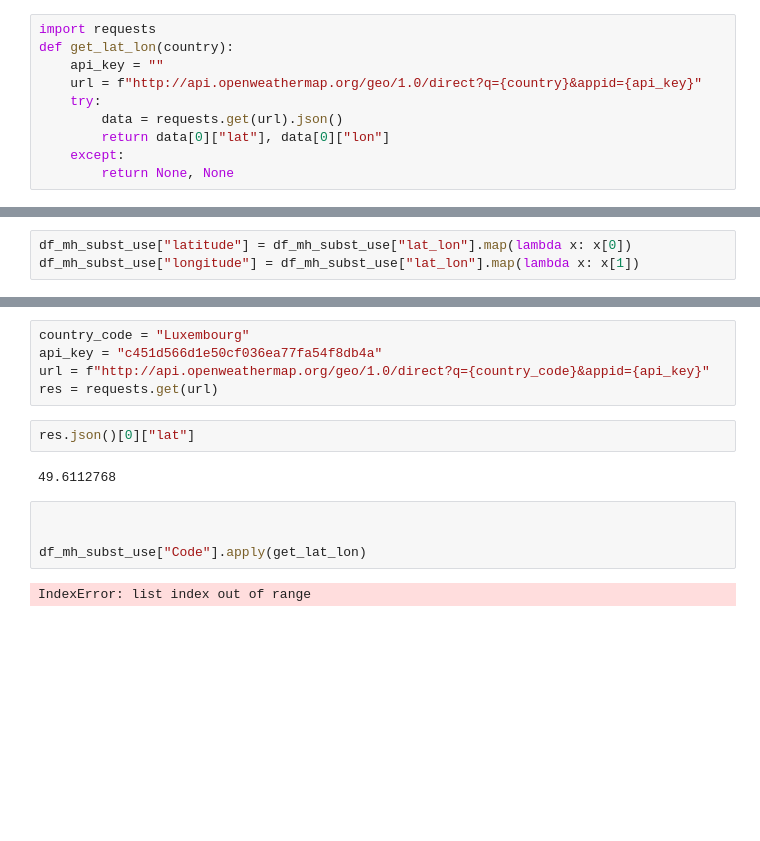
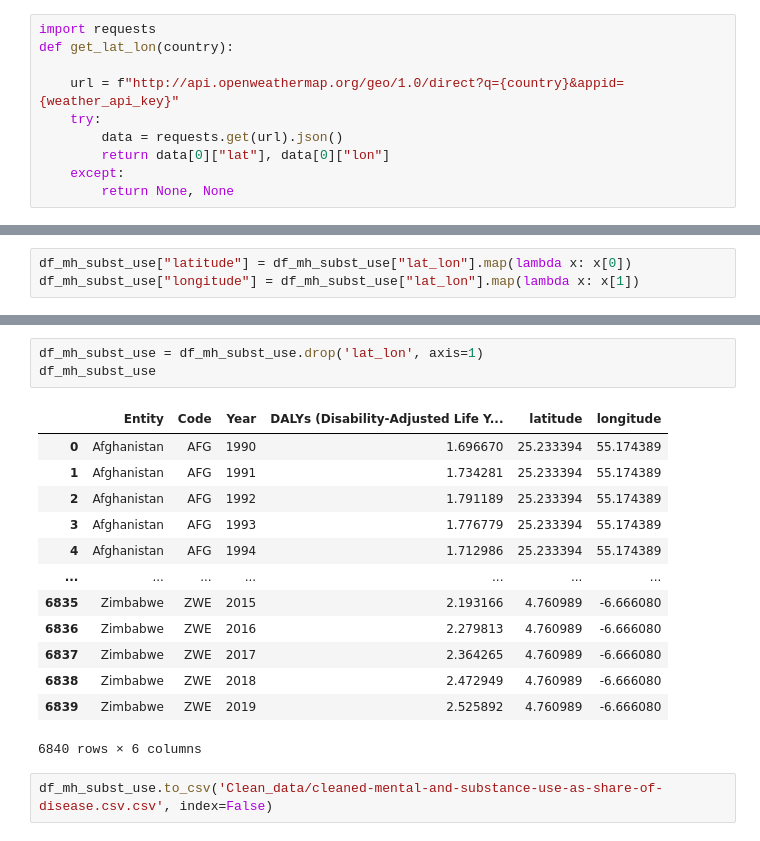
Before and after one commit to p-colomer/Mental_Health_ML_Analysis, a Jupyter notebook: cleaning_patricia.ipynb, the cells around one changed output, grey strips where cells are left out. Cells and saved outputs as stored; diff of their text form; blank space fills up the shorter version.

```diff
--- a/cleaning_patricia.ipynb
+++ b/cleaning_patricia.ipynb
@@ -22,8 +24,8 @@ df_mh_subst_use.shape
 # %%
 import requests
 def get_lat_lon(country):
-    api_key = ""
-    url = f"http://api.openweathermap.org/geo/1.0/direct?q={country}&appid={api_key}"
+
+    url = f"http://api.openweathermap.org/geo/1.0/direct?q={country}&appid={weather_api_key}"
     try:
         data = requests.get(url).json()
         return data[0]["lat"], data[0]["lon"]
@@ -124,15 +110,19 @@ df_mh_subst_use
-# %%
-country_code = "Luxembourg"
-api_key = "c451d566d1e50cf036ea77fa54f8db4a"
-url = f"http://api.openweathermap.org/geo/1.0/direct?q={country_code}&appid={api_key}"
-res = requests.get(url)
-# %%
-res.json()[0]["lat"]
-# %% [output]
-49.6112768
-# %%
-
-
-df_mh_subst_use["Code"].apply(get_lat_lon)
-# %% [output]
-IndexError: list index out of range
+# %%
+df_mh_subst_use = df_mh_subst_use.drop('lat_lon', axis=1)
+df_mh_subst_use
+# %% [output]
+|  | Entity | Code | Year | DALYs (Disability-Adjusted Life Y... | latitude | longitude |
+| 0 | Afghanistan | AFG | 1990 | 1.696670 | 25.233394 | 55.174389 |
+| 1 | Afghanistan | AFG | 1991 | 1.734281 | 25.233394 | 55.174389 |
+| 2 | Afghanistan | AFG | 1992 | 1.791189 | 25.233394 | 55.174389 |
+| 3 | Afghanistan | AFG | 1993 | 1.776779 | 25.233394 | 55.174389 |
+| 4 | Afghanistan | AFG | 1994 | 1.712986 | 25.233394 | 55.174389 |
+| ... | ... | ... | ... | ... | ... | ... |
+| 6835 | Zimbabwe | ZWE | 2015 | 2.193166 | 4.760989 | -6.666080 |
+| 6836 | Zimbabwe | ZWE | 2016 | 2.279813 | 4.760989 | -6.666080 |
+| 6837 | Zimbabwe | ZWE | 2017 | 2.364265 | 4.760989 | -6.666080 |
+| 6838 | Zimbabwe | ZWE | 2018 | 2.472949 | 4.760989 | -6.666080 |
+| 6839 | Zimbabwe | ZWE | 2019 | 2.525892 | 4.760989 | -6.666080 |
+6840 rows × 6 columns
+# %%
+df_mh_subst_use.to_csv('Clean_data/cleaned-mental-and-substance-use-as-share-of-disease.csv.csv', index=False)
```
Also changed, not shown: parts of 3 cells of this notebook, 2 other files.
